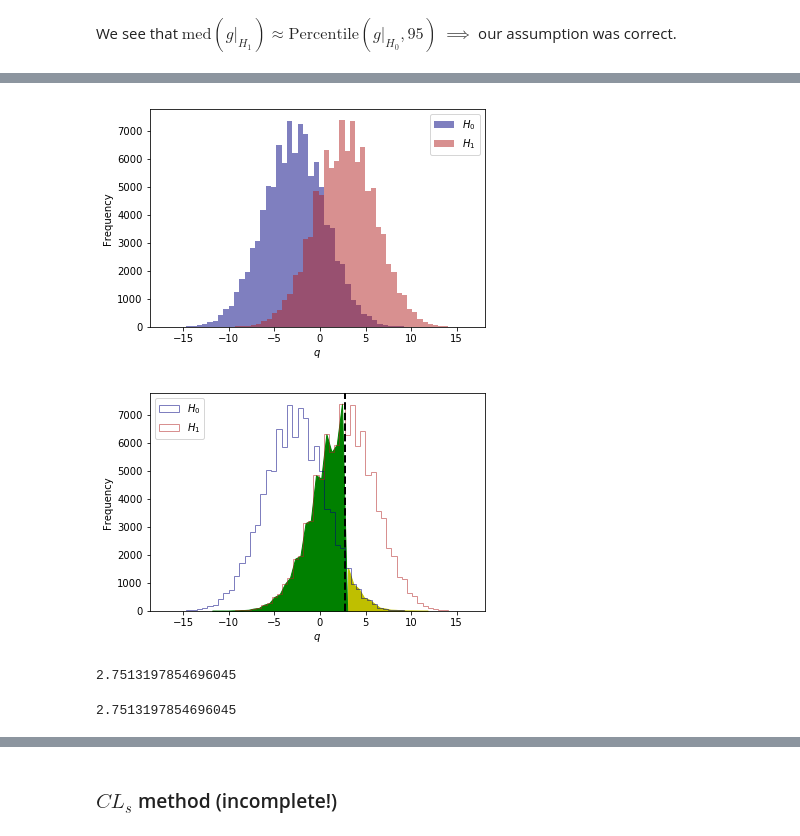
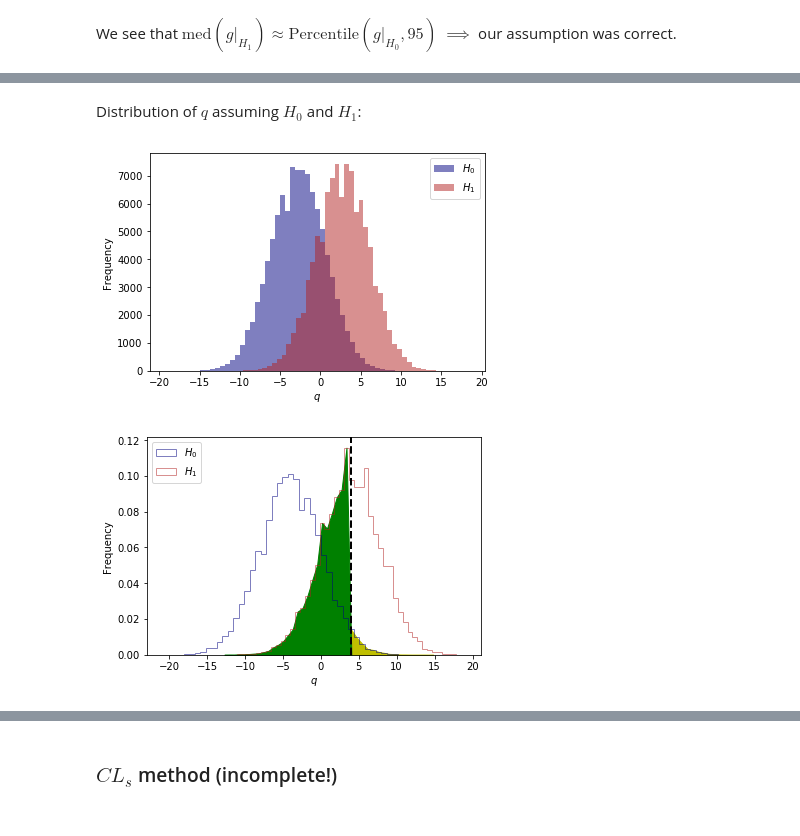
Before and after one commit to denglert/statistics-sandbox, a Jupyter notebook: Asimov_paper/Simple_single_bin_scenario_expected_upper_limit_test_statistics.ipynb, the cells around one changed output, grey strips where cells are left out. Drawn from its saved outputs; the diff is of its cells as text; code cells hidden in the pictures.

```diff
--- a/Asimov_paper/Simple_single_bin_scenario_expected_upper_limit_test_statistics.ipynb
+++ b/Asimov_paper/Simple_single_bin_scenario_expected_upper_limit_test_statistics.ipynb
@@ -198,0 +196,5 @@ H1_mup = H1_s/s0
+# %%
+b_H1 = 1000.0
+s_H1 = 0.0
+n_pred_H1 = b_H1 + s_H1
+mup_H1 = s_H1/s0
@@ -201,5 +205,5 @@ Generate events
 # %%
-H1_events = poisson.rvs(mu=H1_n_pred, loc=0.0, size=nSamples)
+events_H1 = poisson.rvs(mu=n_pred_H1, loc=0.0, size=nExperiments)
 # %% [markdown]
 ## Distributions for the number of events observed assuming $H_{0}$ and $H_{1}$
 # %%
@@ -349,41 +386,35 @@ where $\mu$ in the numerator is the signal strength parameter of $H_{0}$.
 # %%
 # - Note:
 # - Depending on the the number of samples requested this might take a while.
-H0_q = q_vec(likelihood_poi, mu=H0_mup,  n=H0_events, bkg=H0_b, s0=1.0)
-H1_q = q_vec(likelihood_poi, mu=H0_mup,  n=H1_events, bkg=H1_b, s0=1.0)
+q_H0 = q_vec(likelihood_poi, mu=mup_H0,  n=events_H0, bkg=b_H0, s0=1.0)
+q_H1 = q_vec(likelihood_poi, mu=mup_H0,  n=events_H1, bkg=b_H1, s0=1.0)
+# %% [markdown]
+Distribution of $q$ assuming $H_{0}$ and $H_{1}$:
 # %%
 f, a = plt.subplots();
-a.hist(H0_q, bins=50, color='navy',      label=r'$H_{0}$', alpha=0.5);
-a.hist(H1_q, bins=50, color='firebrick', label=r'$H_{1}$', alpha=0.5);
+a.hist(q_H0, bins=50, color='navy',      label=r'$H_{0}$', alpha=0.5);
+a.hist(q_H1, bins=50, color='firebrick', label=r'$H_{1}$', alpha=0.5);
 handles, labels = a.get_legend_handles_labels()
 a.legend(handles, labels)
 a.set_xlabel('$q$');
 a.set_ylabel('Frequency');
 # %% [output]
-[figure, old version]
+[figure, new version]
 # %%
-H1_q_median = np.median(H1_q)
-H0_q_95percentile = np.percentile(H0_q, 95)
+q_H1_median       = np.median(q_H1)
+q_H0_95percentile = np.percentile(q_H0, 95)
 # %%
 f, a = plt.subplots();
-(n0, bins0, patches0) = a.hist(H0_q, bins=50, edgecolor='navy',      label=r'$H_{0}$', alpha=0.5, fill=False, histtype='step');
-(n1, bins1, patches1) = a.hist(H1_q, bins=50, edgecolor='firebrick', label=r'$H_{1}$', alpha=0.5, fill=False, histtype='step');
+(n0, bins0, patches0) = a.hist(q_H0, bins=50, edgecolor='navy',      label=r'$H_{0}$', alpha=0.5, fill=False, normed=True, histtype='step');
+(n1, bins1, patches1) = a.hist(q_H1, bins=50, edgecolor='firebrick', label=r'$H_{1}$', alpha=0.5, fill=False, normed=True, histtype='step');
 binc0 = 0.5*(bins0[1:]+bins0[:-1])
 binc1 = 0.5*(bins1[1:]+bins1[:-1])
-a.fill_between(binc0, 0, n0, interpolate=True, where=((binc0>=H0_q_95percentile)), color='y')
-a.fill_between(binc1, 0, n1, interpolate=True, where=((binc1<H1_q_median)), color='g')
+a.fill_between(binc0, 0, n0, interpolate=True, where=((binc0>=q_H0_95percentile)), color='y')
+a.fill_between(binc1, 0, n1, interpolate=True, where=((binc1<q_H1_median)), color='g')
 handles, labels = a.get_legend_handles_labels()
-a.axvline(x=H1_q_median, linewidth=2, color='k', linestyle='--')
+a.axvline(x=q_H1_median, linewidth=2, color='k', linestyle='--')
 a.legend(handles, labels)
 a.set_xlabel('$q$');
 a.set_ylabel('Frequency');
 # %% [output]
-[figure, old version]
+[figure, new version]
-# %%
-H0_q_95percentile
-# %% [output]
-2.7513197854696045
-# %%
-H1_q_median
-# %% [output]
-2.7513197854696045
```
Also changed, not shown: parts of 74 cells of this notebook.
